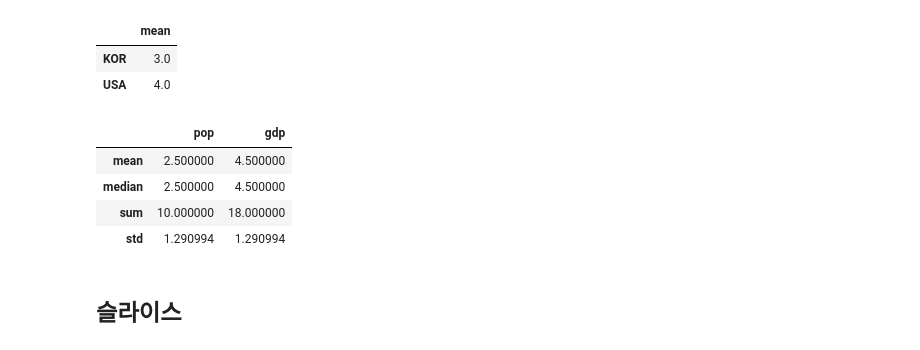
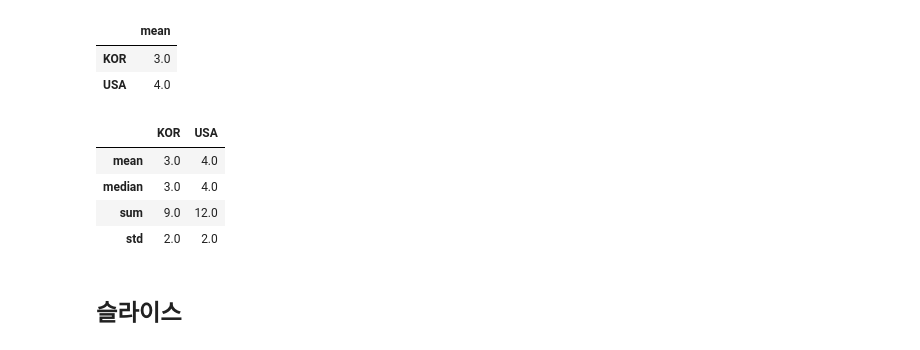
Before and after one commit to hyunchangyi/python101, a Jupyter notebook: pandas.ipynb, the cells around one changed output. Cells and saved outputs as stored; diff of their text form; code cells hidden in the pictures.

```diff
--- a/pandas.ipynb
+++ b/pandas.ipynb
@@ -47,3 +50,5 @@ df
 | 17 | 1 | 2 |
 | 18 | 3 | 4 |
 | 19 | 5 | 6 |
+# %%
+df = pd.DataFrame({'a':[1, 2], 'b':[3, 4]})
@@ -62,13 +73,13 @@ df.mean().to_frame('mean')
 | KOR | 3.0 |
 | USA | 4.0 |
 # %%
-df.agg(['mean', 'median', 'sum', 'std'])  # prod
+df.apply(['mean', 'median', 'sum', 'std'])  # prod
 # %% [output]
-|  | pop | gdp |
-| mean | 2.500000 | 4.500000 |
-| median | 2.500000 | 4.500000 |
-| sum | 10.000000 | 18.000000 |
-| std | 1.290994 | 1.290994 |
+|  | KOR | USA |
+| mean | 3.0 | 4.0 |
+| median | 3.0 | 4.0 |
+| sum | 9.0 | 12.0 |
+| std | 2.0 | 2.0 |
 # %% [markdown]
 ## 슬라이스
 # %%
```
Also changed, not shown: parts of 40 cells of this notebook.
